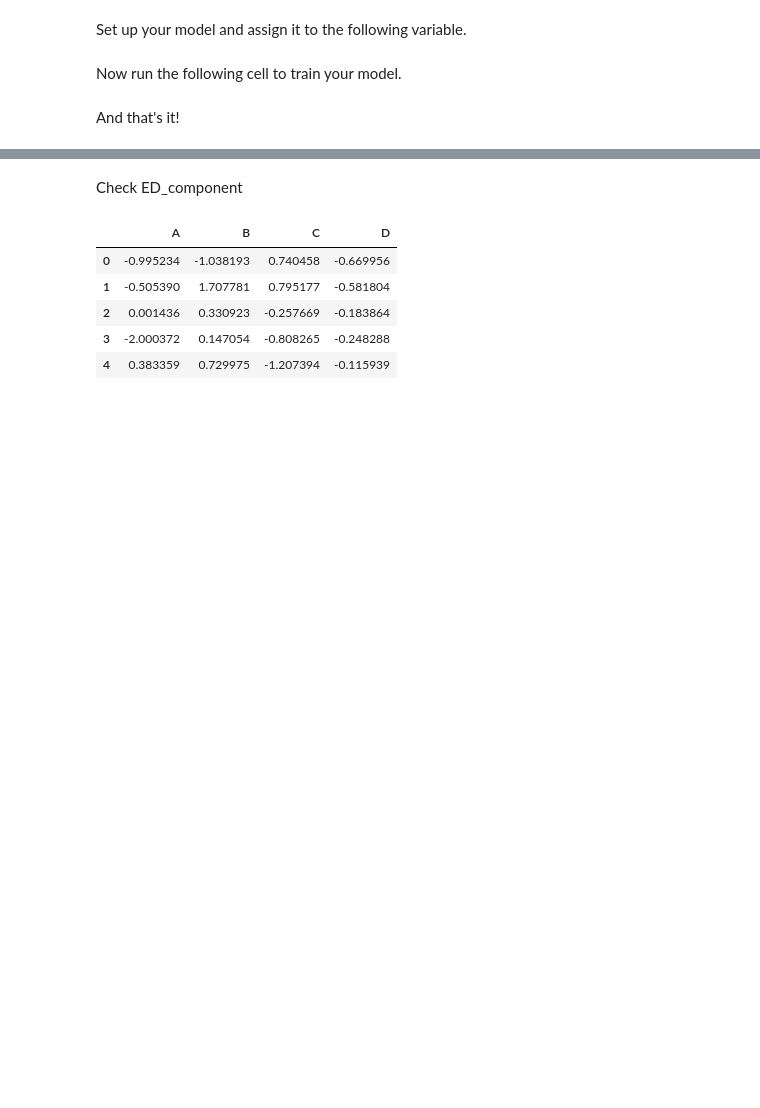
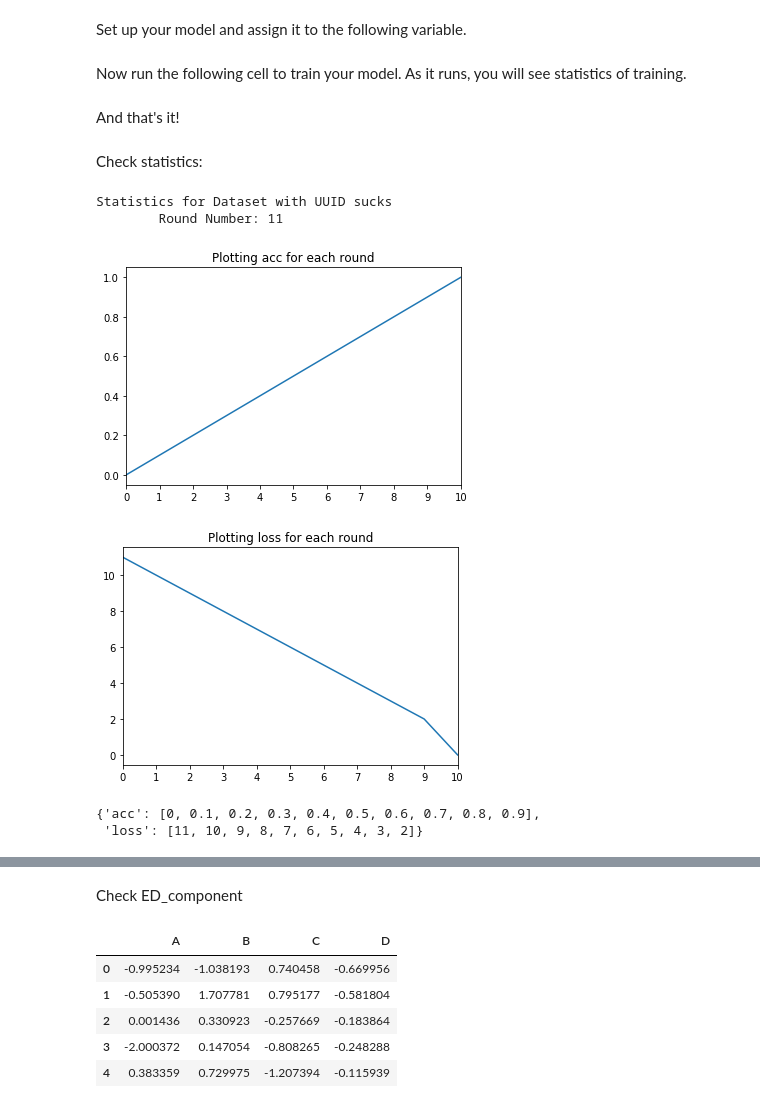
Before and after one commit to DiscreetAI/decentralized-ml, a Jupyter notebook: DL2Notebook.ipynb, the cells around one changed output, grey strips where cells are left out. Saved outputs shown, nothing was run; the diff lists cells and outputs as text; code cells hidden in the pictures; blank space fills up the shorter version.

Commit message:
Add Status Server Client, looping front end (#17)
* add server client, looping frontend

```diff
--- a/DL2Notebook.ipynb
+++ b/DL2Notebook.ipynb
@@ -77,8 +79,25 @@ Set up your model and assign it to the following variable.
 # %%
 model = None
 # %% [markdown]
-Now run the following cell to train your model.
+Now run the following cell to train your model. As it runs, you will see statistics of training.
 # %%
 explora.conduct_dml(model)
 # %% [markdown]
 And that's it!
+# %% [markdown]
+Check statistics:
+# %%
+explora.num_rounds = 11 #current num_rounds is 10, so try posting with num_round = 11 to see below line terminate
+explora.job_uuid = 'pandata'
+# %%
+explora._training_statistics()
+# %% [output]
+Statistics for Dataset with UUID sucks
+        Round Number: 11
+[figure, added]
+[figure, added]
+# %%
+explora.status_server_client.get_latest_stats('pandata')['sucks']['dataset_stats']['training_history']
+# %% [output]
+{'acc': [0, 0.1, 0.2, 0.3, 0.4, 0.5, 0.6, 0.7, 0.8, 0.9],
+ 'loss': [11, 10, 9, 8, 7, 6, 5, 4, 3, 2]}
```
Also changed, not shown: parts of 3 cells of this notebook, 8 other files.
